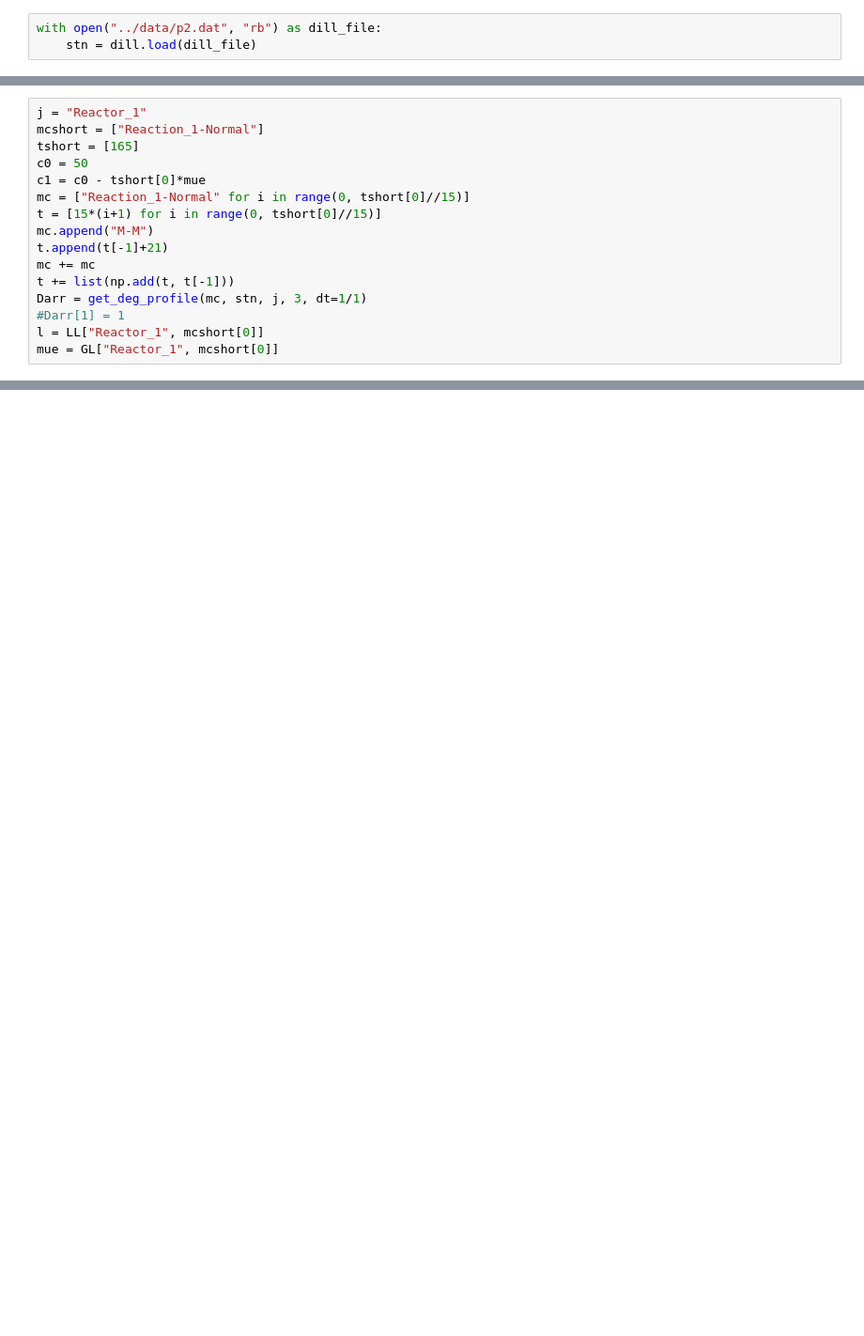
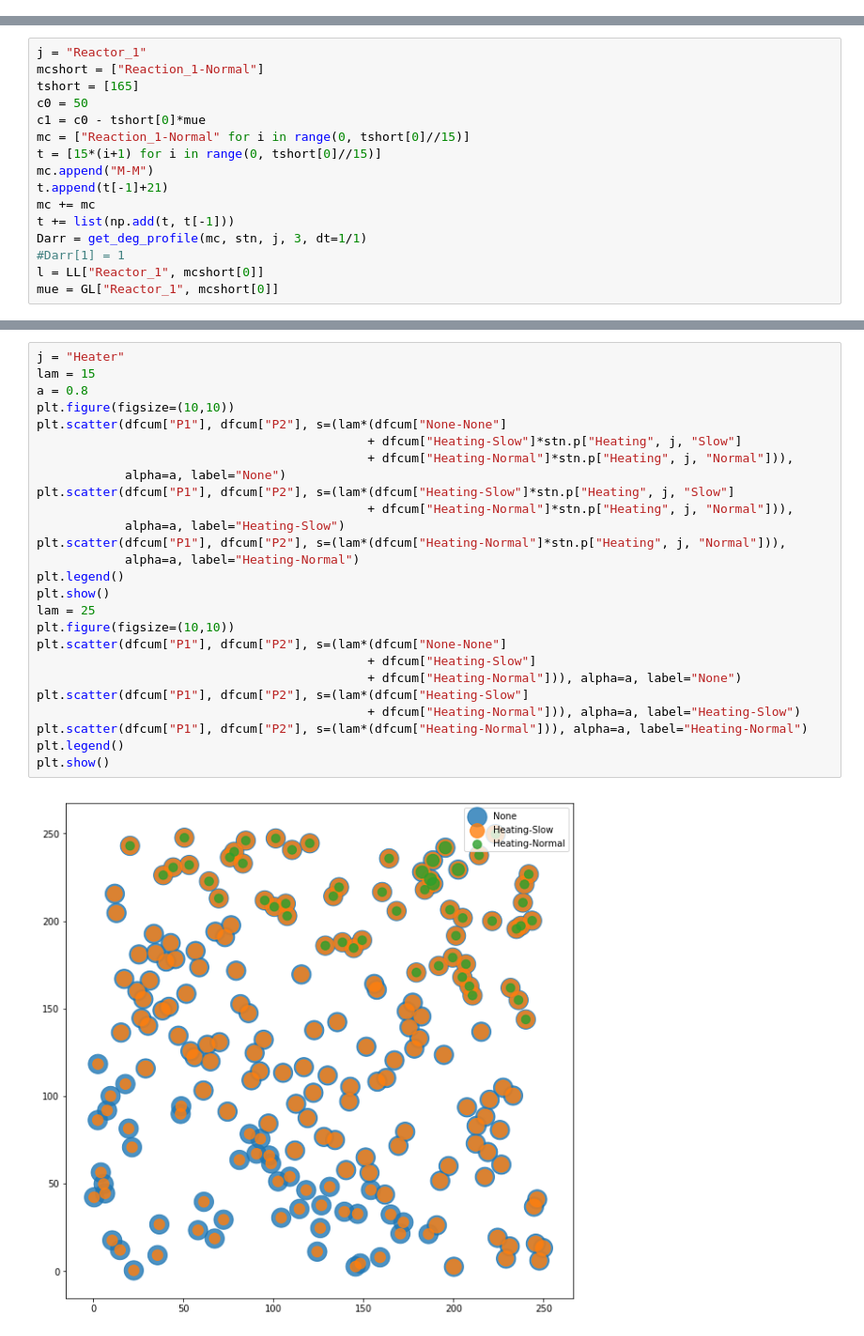
Before and after one commit to johwiebe/stn, a Jupyter notebook: STN/getMC.ipynb, the cells around one changed output, grey strips where cells are left out. Shown at 94% size. Saved outputs shown, nothing was run; the diff lists cells and outputs as text; blank space fills up the shorter version.

```diff
--- a/STN/getMC.ipynb
+++ b/STN/getMC.ipynb
@@ -12,6 +13,3 @@ import scipy.stats as sct
 sys.path.append("modules")
 from stn import stnStruct
 import deg
-# %%
-with open("../data/p2.dat", "rb") as dill_file:
-    stn = dill.load(dill_file)
@@ -755,0 +555,28 @@ plt.scatter((dfcum["S4"]), dfcum[tm])
+# %%
+j = "Heater"
+lam = 15
+a = 0.8
+plt.figure(figsize=(10,10))
+plt.scatter(dfcum["P1"], dfcum["P2"], s=(lam*(dfcum["None-None"]
+                                             + dfcum["Heating-Slow"]*stn.p["Heating", j, "Slow"]
+                                             + dfcum["Heating-Normal"]*stn.p["Heating", j, "Normal"])),
+            alpha=a, label="None")
+plt.scatter(dfcum["P1"], dfcum["P2"], s=(lam*(dfcum["Heating-Slow"]*stn.p["Heating", j, "Slow"]
+                                             + dfcum["Heating-Normal"]*stn.p["Heating", j, "Normal"])),
+            alpha=a, label="Heating-Slow")
+plt.scatter(dfcum["P1"], dfcum["P2"], s=(lam*(dfcum["Heating-Normal"]*stn.p["Heating", j, "Normal"])),
+            alpha=a, label="Heating-Normal")
+plt.legend()
+plt.show()
+lam = 25
+plt.figure(figsize=(10,10))
+plt.scatter(dfcum["P1"], dfcum["P2"], s=(lam*(dfcum["None-None"]
+                                             + dfcum["Heating-Slow"]
+                                             + dfcum["Heating-Normal"])), alpha=a, label="None")
+plt.scatter(dfcum["P1"], dfcum["P2"], s=(lam*(dfcum["Heating-Slow"]
+                                             + dfcum["Heating-Normal"])), alpha=a, label="Heating-Slow")
+plt.scatter(dfcum["P1"], dfcum["P2"], s=(lam*(dfcum["Heating-Normal"])), alpha=a, label="Heating-Normal")
+plt.legend()
+plt.show()
+# %% [output]
+[figure, added]
```
Also changed, not shown: parts of 33 cells of this notebook, 11 other files.
